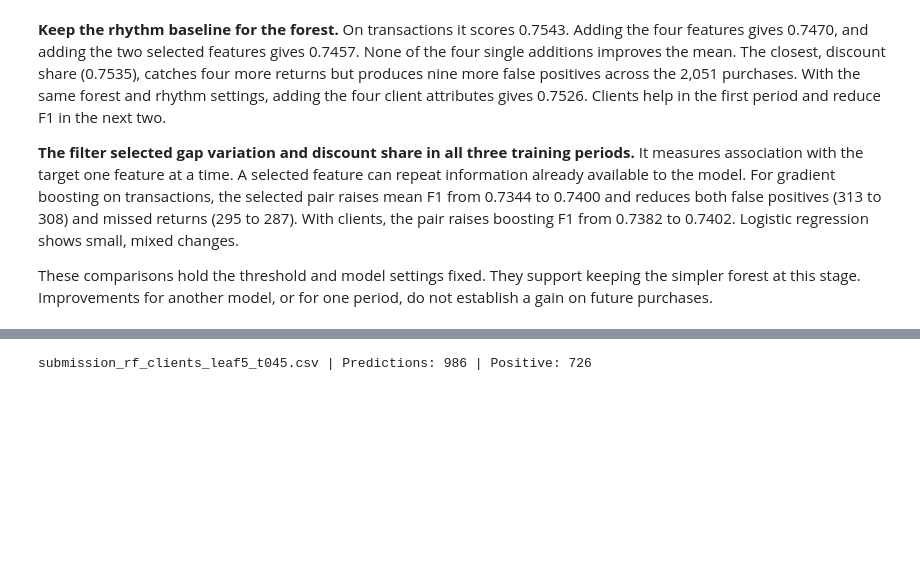
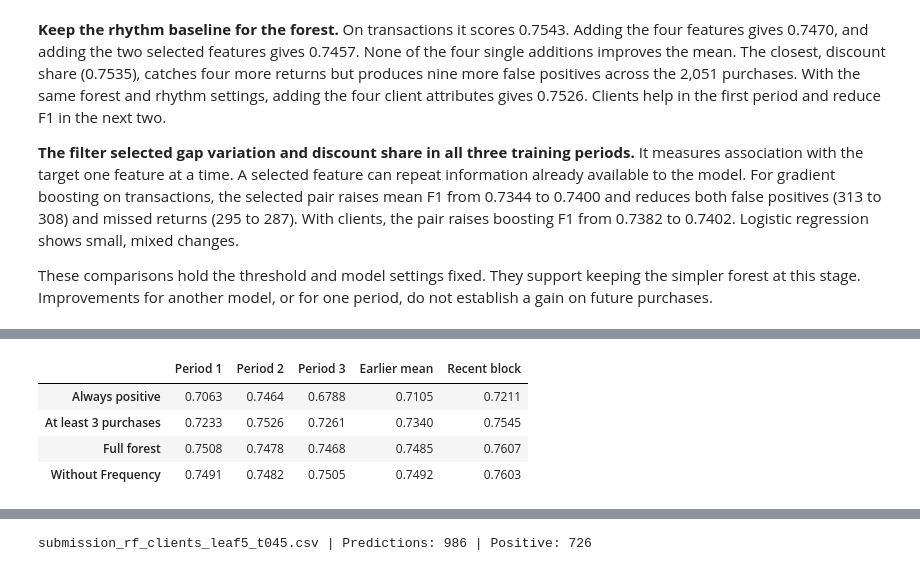
Before and after one commit to alfredosoudo21/ML_Group_04, a Jupyter notebook: notebooks/04_model_comparison.ipynb, the cells around one changed output, grey strips where cells are left out. Saved outputs shown, nothing was run; the diff lists cells and outputs as text; code cells hidden in the pictures; blank space fills up the shorter version.

```diff
--- a/notebooks/04_model_comparison.ipynb
+++ b/notebooks/04_model_comparison.ipynb
@@ -625,0 +675,29 @@ These comparisons hold the threshold and model settings fixed. They support keep
+# %%
+recent_train = date < development_end
+recent_valid = date >= main_start
+assert date[recent_train].max() + horizon < date[recent_valid].min()
+recent_rows = [(recent_train, recent_valid)]
+methods = {}
+for name, prediction in [('Always positive', pd.Series(1, index=y.index)),
+                         ('At least 3 purchases', purchases['purchase_count_365d'] >= 3)]:
+    methods[name] = [f1_score(y.loc[v], prediction.loc[v]) for _, v in folds + recent_rows]
+
+for name in [full, challenger]:
+    recent_scores = []
+    for seed in seeds:
+        forest = clone(reference_forest).set_params(random_state=seed)
+        p, = window_probabilities(forest, group_data[variants[name]], windows=recent_rows)
+        recent_scores.append(f1_score(y.loc[p.index], p >= 0.45))
+        if name == full and seed == 42:
+            recent_forest = p >= 0.45
+    methods[name] = [*averages.loc[name, window_names], sum(recent_scores) / len(recent_scores)]
+
+comparison = pd.DataFrame.from_dict(methods, orient='index', columns=[*window_names, 'Recent block'])
+comparison['Earlier mean'] = comparison[window_names].mean(axis=1)
+display(comparison[[*window_names, 'Earlier mean', 'Recent block']].round(4))
+# %% [output]
+|  | Period 1 | Period 2 | Period 3 | Earlier mean | Recent block |
+| Always positive | 0.7063 | 0.7464 | 0.6788 | 0.7105 | 0.7211 |
+| At least 3 purchases | 0.7233 | 0.7526 | 0.7261 | 0.7340 | 0.7545 |
+| Full forest | 0.7508 | 0.7478 | 0.7468 | 0.7485 | 0.7607 |
+| Without Frequency | 0.7491 | 0.7482 | 0.7505 | 0.7492 | 0.7603 |
```
Also changed, not shown: parts of 25 cells of this notebook, 7 other files.
